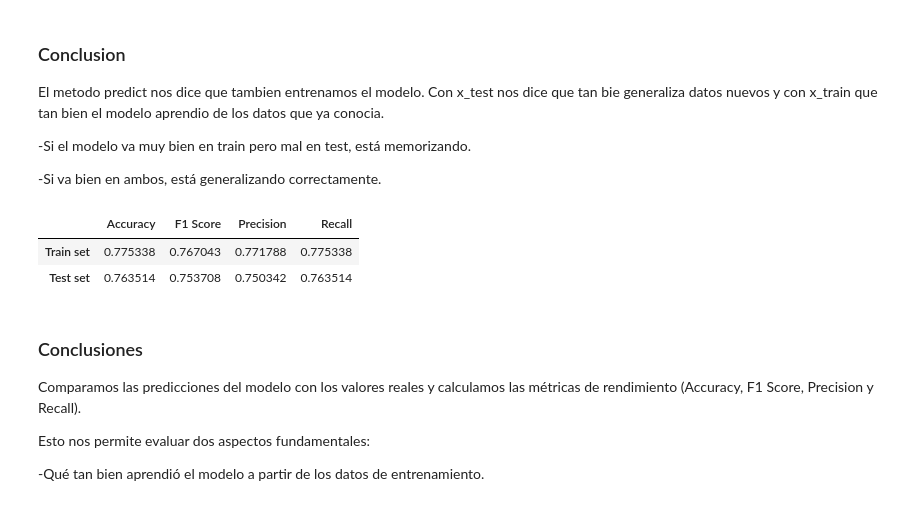
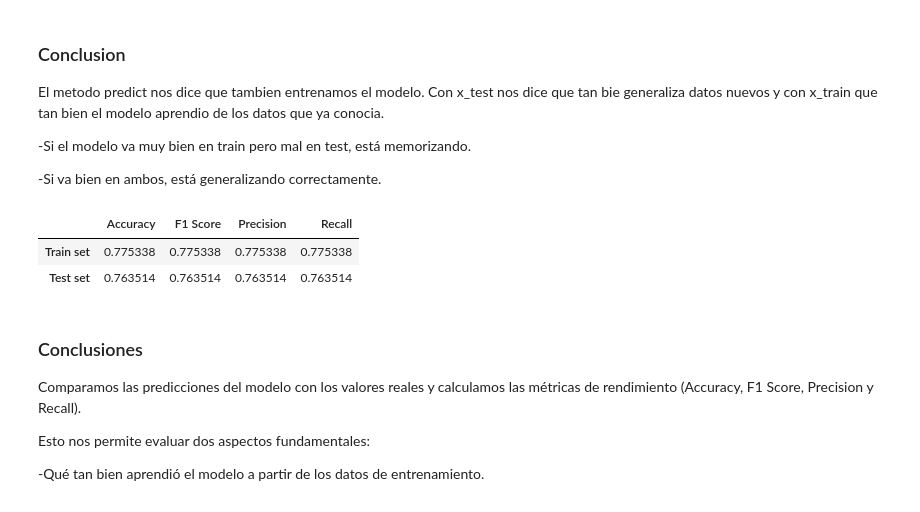
Before and after one commit to 4GeeksAcademy/Elreno23-machine-learning-python-template, a Jupyter notebook: src/04-decission-tree-diabetes.ipynb, the cells around one changed output. Saved outputs shown, nothing was run; the diff lists cells and outputs as text; code cells hidden in the pictures.

```diff
--- a/src/04-decission-tree-diabetes.ipynb
+++ b/src/04-decission-tree-diabetes.ipynb
@@ -388,25 +399,25 @@ El metodo predict nos dice que tambien entrenamos el modelo. Con x_test nos dice
 
 -Si va bien en ambos, está generalizando correctamente.
 # %%
-def get_classifier_metrics(y_predict_test, y_test, y_predict_train, y_train, average='weighted'):
+def get_classifier_metrics(y_predict_test, y_test, y_predict_train, y_train, average):
     metrics_train = (accuracy_score(y_train, y_predict_train),
                      f1_score(y_train, y_predict_train, average=average),
                      precision_score(y_train, y_predict_train, average=average),
                      recall_score(y_train, y_predict_train, average=average))
     metrics_test = (accuracy_score(y_test, y_predict_test),
                     f1_score(y_test, y_predict_test, average=average),
                     precision_score(y_test, y_predict_test, average=average),
                     recall_score(y_test, y_predict_test, average=average))
     return pd.DataFrame(data=[metrics_train, metrics_test],
                         columns=['Accuracy', 'F1 Score', 'Precision', 'Recall'],
                         index=['Train set', 'Test set'])
 
-result = get_classifier_metrics(y_pred_test, y_test, y_pred_train, y_train, average='weighted')
+result = get_classifier_metrics(y_pred_test, y_test, y_pred_train, y_train, 'micro')
 result
 # %% [output]
 |  | Accuracy | F1 Score | Precision | Recall |
-| Train set | 0.775338 | 0.767043 | 0.771788 | 0.775338 |
-| Test set | 0.763514 | 0.753708 | 0.750342 | 0.763514 |
+| Train set | 0.775338 | 0.775338 | 0.775338 | 0.775338 |
+| Test set | 0.763514 | 0.763514 | 0.763514 | 0.763514 |
 # %% [markdown]
 ### Conclusiones
 
```
Also changed, not shown: parts of 1 cell of this notebook, 14 other files.
